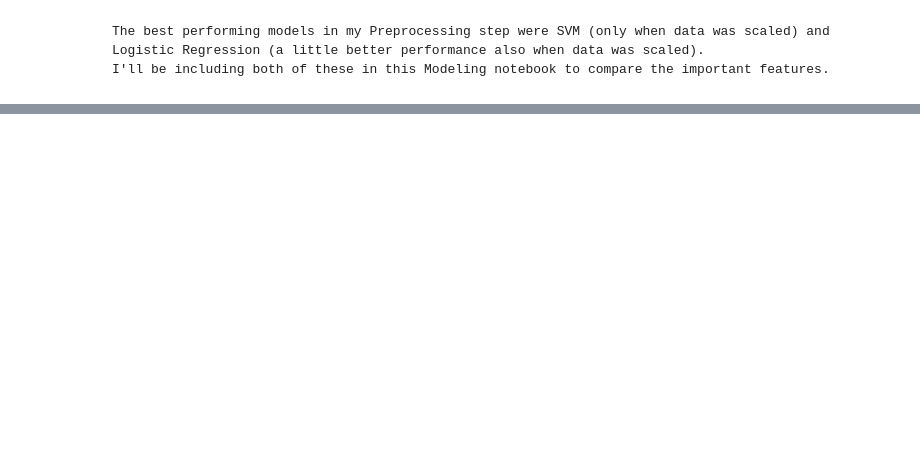
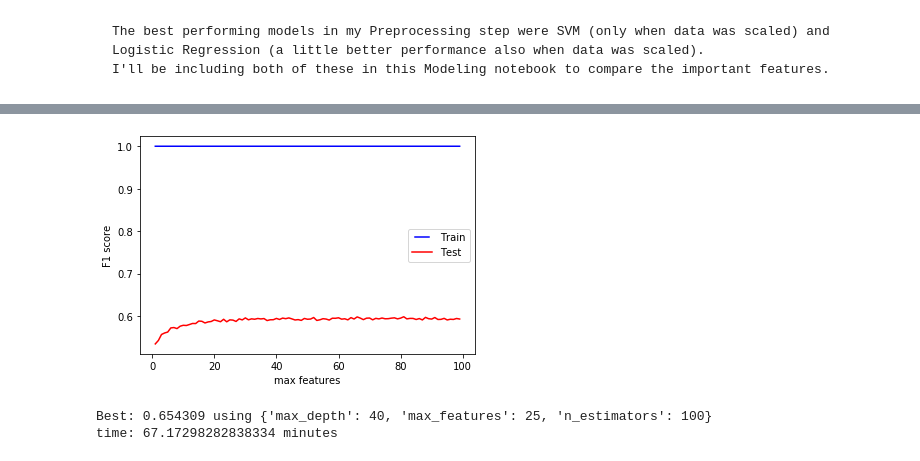
Before and after one commit to vizziviz/Medicare_coverage_disparities, a Jupyter notebook: models/Modeling2.ipynb, the cells around one changed output, grey strips where cells are left out. Cells and saved outputs as stored; diff of their text form; code cells hidden in the pictures; blank space fills up the shorter version.

```diff
--- a/models/Modeling2.ipynb
+++ b/models/Modeling2.ipynb
@@ -218,0 +215,62 @@ I didn't scale my date before modeling here, both because I may want to say that
+# %%
+start = time.time()
+
+x_train = X_train
+y_train = y_train
+x_test = X_test
+y_test = y_test
+
+
+max_features = list(range(1,100))
+train_results = []
+test_results = []
+for max_feature in max_features:
+    model = RandomForestClassifier(max_features=max_feature)
+    model.fit(x_train, y_train)
+    train_pred = model.predict(x_train)
+    f1 = f1_score(y_train, train_pred,average = 'weighted')
+    train_results.append(f1)
+    y_pred = model.predict(x_test)
+    f1 = f1_score(y_test, y_pred,average = 'weighted')
+    test_results.append(f1)
+from matplotlib.legend_handler import HandlerLine2D
+line1, = plt.plot(max_features, train_results, 'b', label='Train')
+line2, = plt.plot(max_features, test_results, 'r', label='Test')
+plt.legend(handler_map={line1: HandlerLine2D(numpoints=2)})
+plt.ylabel('F1 score')
+plt.xlabel('max features')
+plt.show()
+
+end = time.time()
+print('time:', (end-start)/60, 'minutes')
+# %% [output]
+[figure, added]
+# %%
+from sklearn.ensemble import RandomForestClassifier
+from sklearn.model_selection import GridSearchCV
+
+from timeit import default_timer as timer
+
+X_train, X_test, y_train, y_test = train_test_split(X[:100000], y.values.ravel()[:100000], test_size = 0.2, random_state=2)
+
+
+start = timer()
+model = RandomForestClassifier()
+max_depth = [10, 20, 30, 40, 50]
+#criterion=['gini','entropy']
+n_estimators = [20, 40, 60, 80, 100]
+max_features= [5, 10, 15, 20, 25]
+#class_weight=['balanced']
+
+grid = dict(max_depth=max_depth, n_estimators=n_estimators, max_features=max_features)
+scorer = make_scorer(f1_score, average = 'weighted')
+grid_search = GridSearchCV(estimator=model, param_grid=grid, n_jobs=-1, cv=5, scoring=scorer)
+grid_result = grid_search.fit(X_train, y_train)
+
+print("Best: %f using %s" % (grid_result.best_score_, grid_result.best_params_))
+
+end = timer()
+print("time:", (end - start)/60, 'minutes')
+# %% [output]
+Best: 0.654309 using {'max_depth': 40, 'max_features': 25, 'n_estimators': 100}
+time: 67.17298282838334 minutes
```
Also changed, not shown: parts of 70 cells of this notebook, 12 other files.
